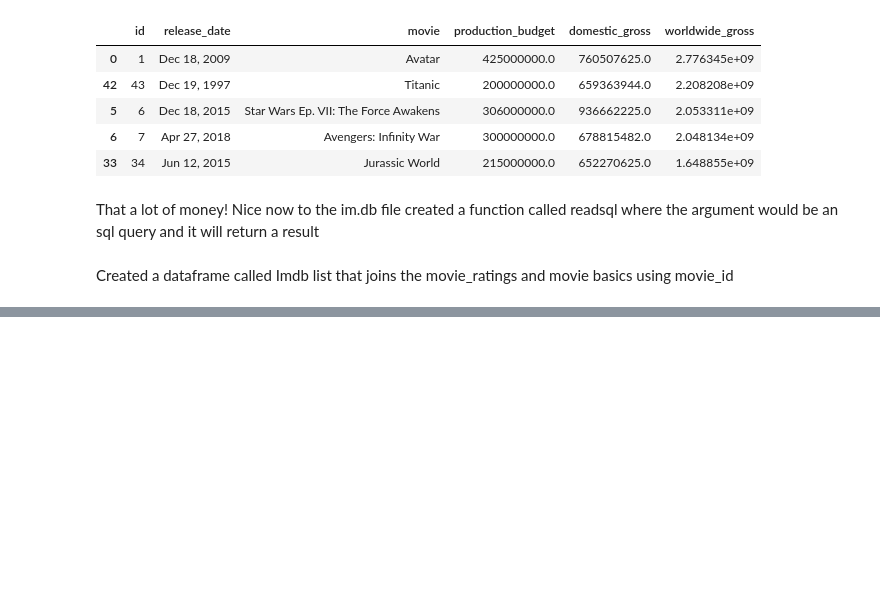
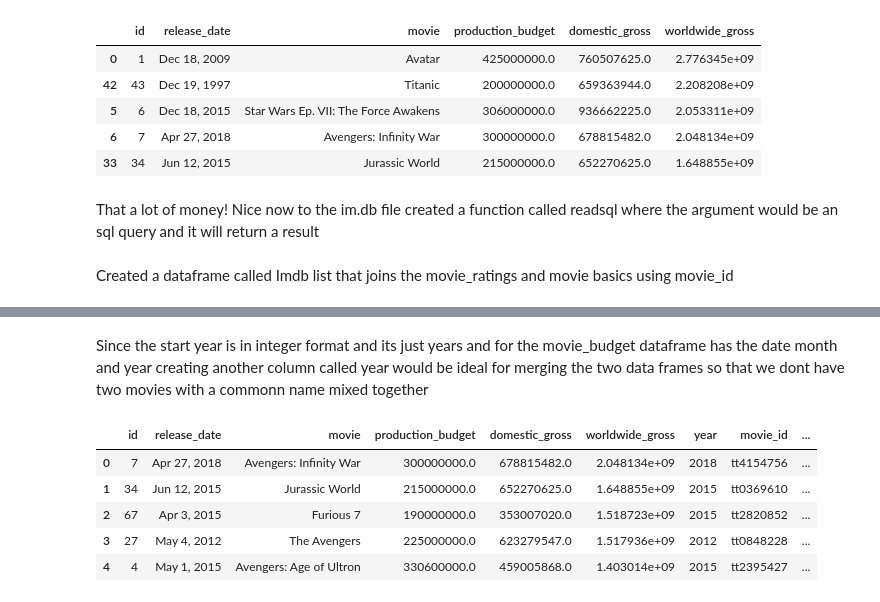
Before and after one commit to GraceRotich/project1-phaseone, a Jupyter notebook: student.ipynb, the cells around one changed output, grey strips where cells are left out. Cells and saved outputs as stored; diff of their text form; code cells hidden in the pictures; blank space fills up the shorter version.

Commit message:
merge two dataframes, movie budget and from database imdblist

```diff
--- a/student.ipynb
+++ b/student.ipynb
@@ -272,3 +272,10 @@ def readsql(query):
     return pd.read_sql(query, conn)
 # %% [markdown]
 Created a dataframe called Imdb list that joins the movie_ratings and movie basics using movie_id
+# %%
+imdblist = readsql("""SELECT *
+FROM movie_basics
+JOIN movie_ratings
+USING(movie_id)
+""")
+imdblist.info()
@@ -274,0 +307,14 @@ Created a dataframe called Imdb list that joins the movie_ratings and movie basi
+# %% [markdown]
+Since the start year is in integer format and its just years and for the movie_budget dataframe has the date month and year creating another column called year would be ideal for merging the two data frames so that we dont have two movies with a commonn name mixed together
+# %%
+movie_budgets['year'] = movie_budgets['release_date'].astype(str).str[-4:]
+movie_budgets['year'] = movie_budgets['year'].astype('int64')
+imdb_budget = pd.merge(movie_budgets,imdblist,left_on=['movie', 'year'],right_on=['primary_title','start_year'])
+imdb_budget.head()
+# %% [output]
+|  | id | release_date | movie | production_budget | domestic_gross | worldwide_gross | year | movie_id | ... |
+| 0 | 7 | Apr 27, 2018 | Avengers: Infinity War | 300000000.0 | 678815482.0 | 2.048134e+09 | 2018 | tt4154756 | ... |
+| 1 | 34 | Jun 12, 2015 | Jurassic World | 215000000.0 | 652270625.0 | 1.648855e+09 | 2015 | tt0369610 | ... |
+| 2 | 67 | Apr 3, 2015 | Furious 7 | 190000000.0 | 353007020.0 | 1.518723e+09 | 2015 | tt2820852 | ... |
+| 3 | 27 | May 4, 2012 | The Avengers | 225000000.0 | 623279547.0 | 1.517936e+09 | 2012 | tt0848228 | ... |
+| 4 | 4 | May 1, 2015 | Avengers: Age of Ultron | 330600000.0 | 459005868.0 | 1.403014e+09 | 2015 | tt2395427 | ... |
```
Also changed, not shown: parts of 2 cells of this notebook.
